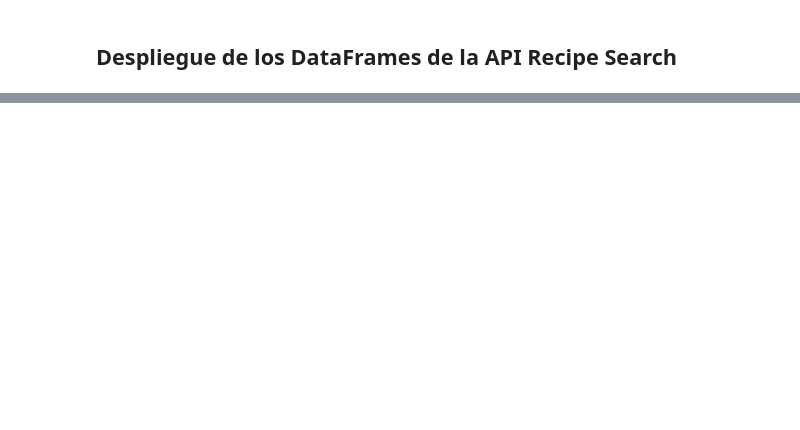
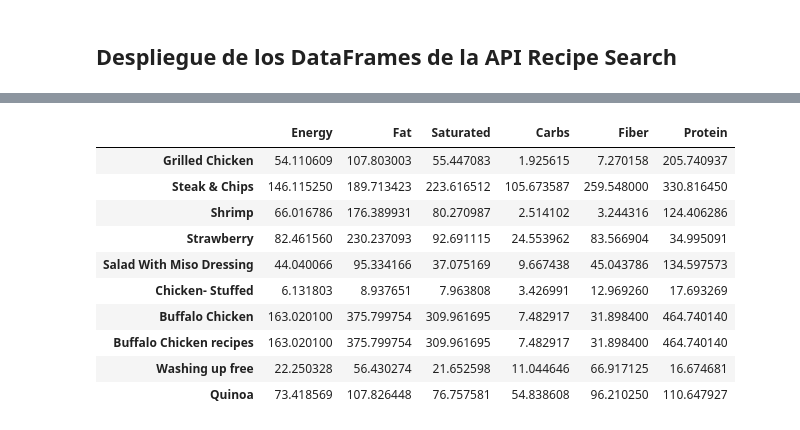
Before and after one commit to SamuelCortez2008/API-EDAMAM, a Jupyter notebook: API_EDAMAM_OSCM.ipynb, the cells around one changed output, grey strips where cells are left out. Cells and saved outputs as stored; diff of their text form; code cells hidden in the pictures; blank space fills up the shorter version.

```diff
--- a/API_EDAMAM_OSCM.ipynb
+++ b/API_EDAMAM_OSCM.ipynb
@@ -311,0 +404,12 @@ EDAMAM_consulta.df_Recipe
+# %%
+food_list = []
+nutrient_list = []
+nutrient_label_list = []
+for element in EDAMAM_consulta.r_Recipe['hits']:
+    #print(element)
+    food_list.append(element.get('recipe').get('label'))
+    #nutrient_list.append(element.get('recipe').get('totalDaily').get('quantity'))
+    nutrient_list.append([ element.get('recipe').get('totalDaily').get(nutr_element).get('quantity') for nutr_element in element.get('recipe').get('totalDaily')][:6])
+
+nutrient_label_list = [ element.get('recipe').get('totalDaily').get(nutr_element).get('label') for nutr_element in EDAMAM_consulta.r_Recipe['hits'][0].get('recipe').get('totalDaily')]
+food_list, nutrient_list, nutrient_label_list[:6]
@@ -311,0 +434,18 @@ EDAMAM_consulta.df_Recipe
+# %%
+food_list
+food_list = ['Grilled Chicken','Steak & Chips','Shrimp','Strawberry', 'Salad With Miso Dressing','Chicken- Stuffed', 'Buffalo Chicken','Buffalo Chicken recipes','Washing up free','Quinoa' ]
+# %%
+df_food = pd.DataFrame(nutrient_list, columns = nutrient_label_list[:6], index =food_list )
+df_food
+# %% [output]
+|  | Energy | Fat | Saturated | Carbs | Fiber | Protein |
+| Grilled Chicken | 54.110609 | 107.803003 | 55.447083 | 1.925615 | 7.270158 | 205.740937 |
+| Steak & Chips | 146.115250 | 189.713423 | 223.616512 | 105.673587 | 259.548000 | 330.816450 |
+| Shrimp | 66.016786 | 176.389931 | 80.270987 | 2.514102 | 3.244316 | 124.406286 |
+| Strawberry | 82.461560 | 230.237093 | 92.691115 | 24.553962 | 83.566904 | 34.995091 |
+| Salad With Miso Dressing | 44.040066 | 95.334166 | 37.075169 | 9.667438 | 45.043786 | 134.597573 |
+| Chicken- Stuffed | 6.131803 | 8.937651 | 7.963808 | 3.426991 | 12.969260 | 17.693269 |
+| Buffalo Chicken | 163.020100 | 375.799754 | 309.961695 | 7.482917 | 31.898400 | 464.740140 |
+| Buffalo Chicken recipes | 163.020100 | 375.799754 | 309.961695 | 7.482917 | 31.898400 | 464.740140 |
+| Washing up free | 22.250328 | 56.430274 | 21.652598 | 11.044646 | 66.917125 | 16.674681 |
+| Quinoa | 73.418569 | 107.826448 | 76.757581 | 54.838608 | 96.210250 | 110.647927 |
```
Also changed, not shown: parts of 18 cells of this notebook, 3 other files.
